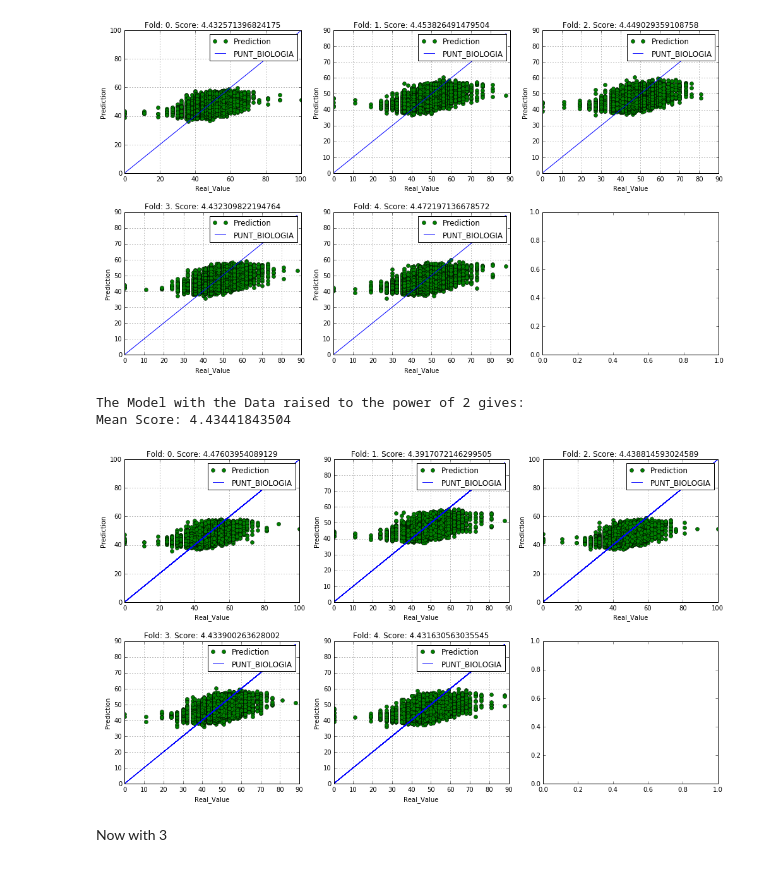
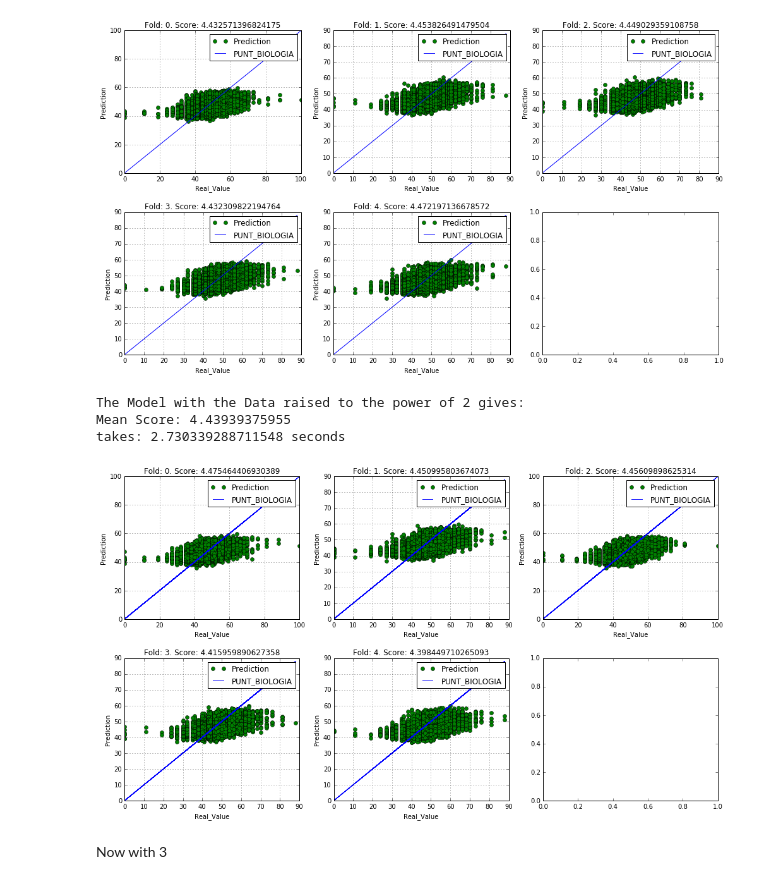
Before and after one commit to AronForero/ICFESProject, a Jupyter notebook: New_Project/Descriptive_Analisis/Analysis/Linear_Regression.ipynb, the cells around one changed output. Drawn from its saved outputs; the diff is of its cells as text; code cells hidden in the pictures.

```diff
--- a/New_Project/Descriptive_Analisis/Analysis/Linear_Regression.ipynb
+++ b/New_Project/Descriptive_Analisis/Analysis/Linear_Regression.ipynb
@@ -72,12 +75,15 @@ The Model with the Data raised to the power of 2 gives:
 Mean Score: 4.44798684126
 [figure]
 # %%
+st=time()
 Lr = LinearRegression()
 get_exp_prediction(Lr, 2, S_data, 'PUNT_BIOLOGIA', 5, shuffle_split=True )
+print('takes:',time()-st, 'seconds')
 # %% [output]
 The Model with the Data raised to the power of 2 gives:
-Mean Score: 4.43441843504
+Mean Score: 4.43939375955
+takes: 2.730339288711548 seconds
-[figure, old version]
+[figure, new version]
 # %% [markdown]
 Now with 3
 # %%
```
Also changed, not shown: parts of 8 cells of this notebook, 2 other files.
